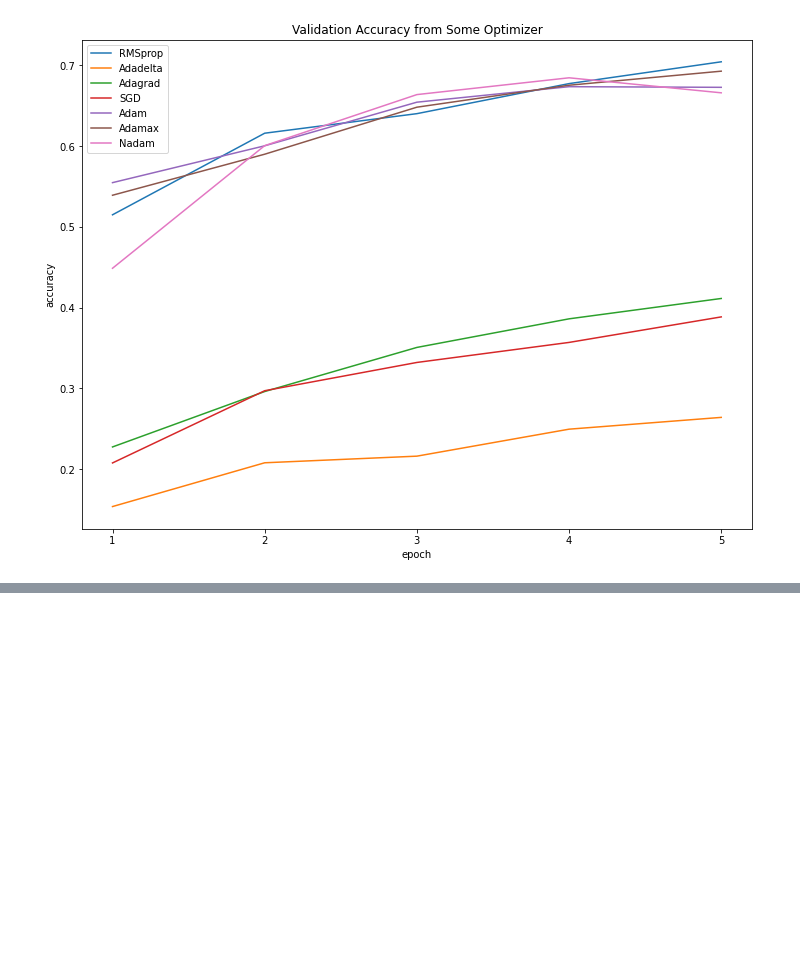
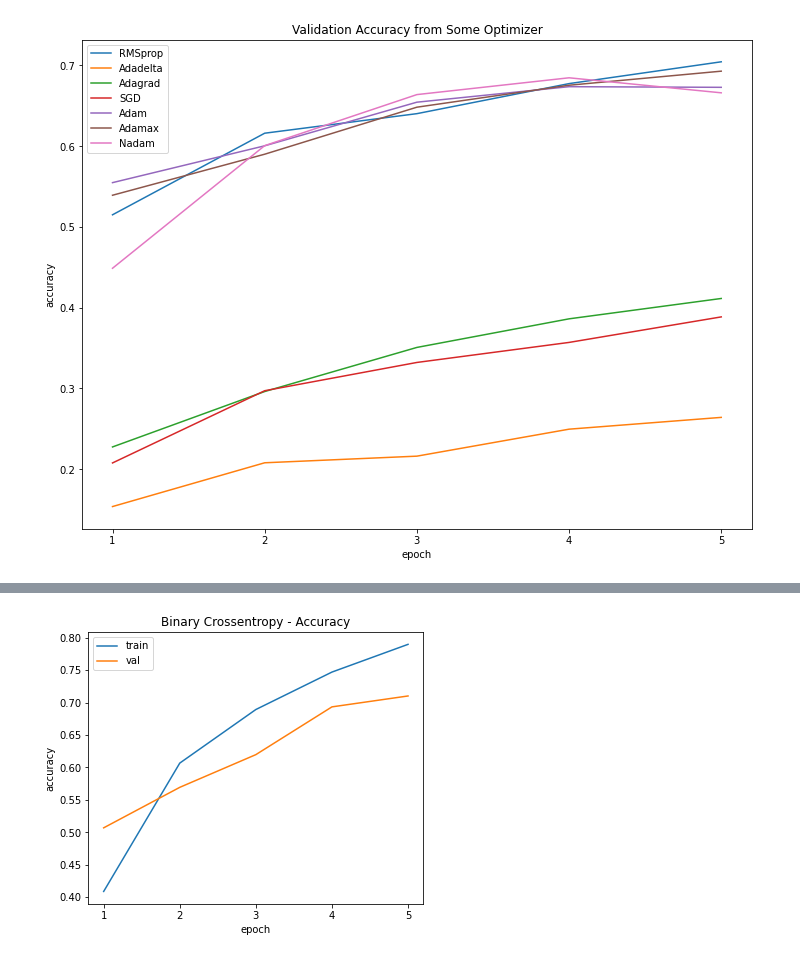
Before and after one commit to rehgend/EksplorasiHyperparameterCNN_NN, a Jupyter notebook: Tugas 1A - Klasifikasi pada Dataset CIFAR10 dengan CNN.ipynb, the cells around one changed output, grey strips where cells are left out. Saved outputs shown, nothing was run; the diff lists cells and outputs as text; code cells hidden in the pictures; blank space fills up the shorter version.

```diff
--- a/Tugas 1A - Klasifikasi pada Dataset CIFAR10 dengan CNN.ipynb
+++ b/Tugas 1A - Klasifikasi pada Dataset CIFAR10 dengan CNN.ipynb
@@ -812,0 +826,11 @@ plt.show()
+# %%
+# Pemrosesan mengubah data label dari fitur kategorikal menjadi One-Hot Numeric Array
+# untuk digunakan pada Loss Function yang membutuhkan pemrosesan dengan One-Hot Numeric Array
+
+encoder_label = OneHotEncoder(sparse=False)
+model_label = encoder_label.fit(train_labels)
+
+onehot_train_label = pd.DataFrame(model_label.transform(train_labels))
+onehot_valid_label = pd.DataFrame(model_label.transform(valid_labels))
+
+print(onehot_train_label)
@@ -812,0 +852,25 @@ plt.show()
+# %%
+#Nilai Terbaik NumConvLayer = 2
+#Nilai Terbaik FilterSize = 5
+#Nilai Terbaik NumFilter = 128 pada Conv1 dan 256 pada Conv2
+#Pencarian Nilai NumHiddenUnit = 512
+
+BATCH_SIZE = 64
+EPOCHS = 5
+opt = RMSprop(learning_rate=0.001)
+
+model_percobaan8 = build_cnn_model(2,5,128,512)
+model_percobaan8.compile(optimizer=opt, loss='binary_crossentropy', metrics=['accuracy'])
+History_BinaryCE_Training = model_percobaan8.fit(train_images, onehot_train_label, validation_data=(valid_images, onehot_valid_label), batch_size=BATCH_SIZE, epochs=EPOCHS)
+
+# Ploting Hasil Penggunaan dari Binary Crossentropy Loss Function
+plt.rcParams['figure.figsize'] = (6.0, 5.0)
+plt.plot(['1','2','3','4','5'], History_BinaryCE_Training.history['accuracy'])
+plt.plot(['1','2','3','4','5'], History_BinaryCE_Training.history['val_accuracy'])
+plt.title('Binary Crossentropy - Accuracy')
+plt.ylabel('accuracy')
+plt.xlabel('epoch')
+plt.legend(['train', 'val'])
+plt.savefig('BinaryCrossentropy-Accuracy.jpg')
+plt.show()
+# %% [output]
@@ -812,0 +887 @@ plt.show()
+[figure, added]
```
Also changed, not shown: parts of 21 cells of this notebook.
